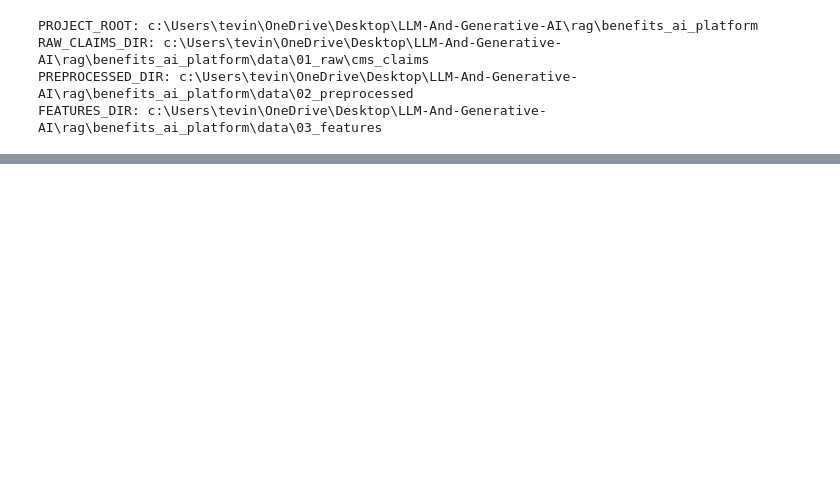
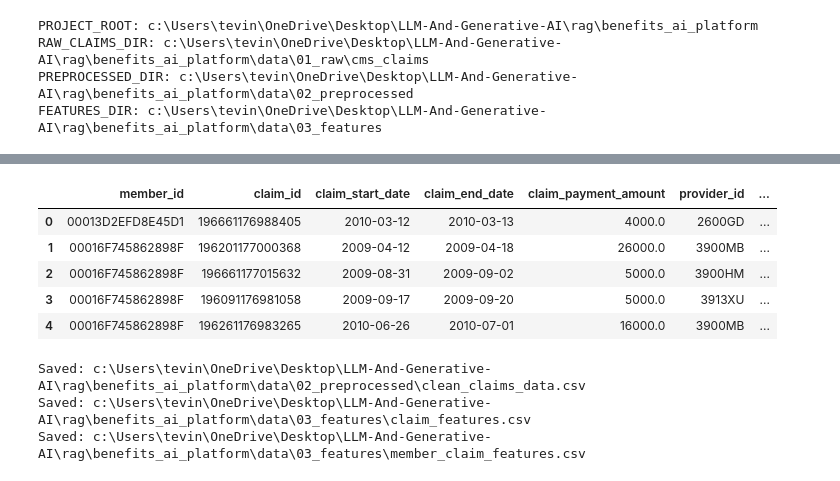
Before and after one commit to Phiziics/LLM-And-Generative-AI, a Jupyter notebook: rag/benefits_ai_platform/notebooks/02_claims_eda.ipynb, the cells around one changed output, grey strips where cells are left out. Cells and saved outputs as stored; diff of their text form; code cells hidden in the pictures; blank space fills up the shorter version.

```diff
--- a/rag/benefits_ai_platform/notebooks/02_claims_eda.ipynb
+++ b/rag/benefits_ai_platform/notebooks/02_claims_eda.ipynb
@@ -62,5 +72,5 @@ CSV files found: 0
 # %%
-# Detect claims files with broader keyword matching
+# Detect claims files with stricter filename matching
 
 def find_files_by_keywords(files, keywords):
     matches = []
@@ -77,43 +87,39 @@ def find_files_by_keywords(files, keywords):
 beneficiary_matches = find_files_by_keywords(
     csv_files,
     [
-        "beneficiary",
-        "beneficiaries",
-        "enrollment",
-        "summary",
-        "bene",
-        "carrier_summary",
-        "desynpuf",
+        "beneficiary_summary",
+        "beneficiary summary",
+        "bene_summary",
     ],
 )
 
 inpatient_matches = find_files_by_keywords(
     csv_files,
     [
+        "inpatient_claims",
+        "inpatient claims",
         "inpatient",
-        "inp",
-        "ip",
     ],
 )
 
 outpatient_matches = find_files_by_keywords(
     csv_files,
     [
+        "outpatient_claims",
+        "outpatient claims",
         "outpatient",
-        "outp",
-        "op",
     ],
 )
 
-print("Beneficiary matches:", len(beneficiary_matches))
+print("Beneficiary matches:")
 for i, file_path in enumerate(beneficiary_matches):
     print(i, file_path.relative_to(PROJECT_ROOT))
 
-print("\nInpatient matches:", len(inpatient_matches))
+print("\nInpatient matches:")
 for i, file_path in enumerate(inpatient_matches):
     print(i, file_path.relative_to(PROJECT_ROOT))
 
-print("\nOutpatient matches:", len(outpatient_matches))
+print("\nOutpatient matches:")
 for i, file_path in enumerate(outpatient_matches):
     print(i, file_path.relative_to(PROJECT_ROOT))
 # %% [output]
@@ -375,5 +511,6 @@ display(claims_df.head())
 # %%
-# Clean date fields
+# Clean date fields correctly
+# CMS DE-SynPUF dates are formatted like YYYYMMDD.
 
 date_cols = [
     "claim_start_date",
@@ -381,8 +518,16 @@ date_cols = [
 ]
 
 for col in date_cols:
+    claims_df[col] = (
+        claims_df[col]
+        .astype("string")
+        .str.replace(".0", "", regex=False)
+        .str.strip()
+    )
+
     claims_df[col] = pd.to_datetime(
         claims_df[col],
+        format="%Y%m%d",
         errors="coerce",
     )
 
@@ -500,13 +720,26 @@ display(member_features_df.head())
 # %%
 # Create claim-level modeling features
+# Negative payments are clipped to 0 for stable log transformation.
 
 claim_features_df = claims_df.copy()
 
-claim_features_df["claim_payment_log"] = np.log1p(claim_features_df["claim_payment_amount"])
+claim_features_df["claim_payment_amount_clipped"] = claim_features_df["claim_payment_amount"].clip(lower=0)
+
+claim_features_df["claim_payment_log"] = np.log1p(
+    claim_features_df["claim_payment_amount_clipped"]
+)
+
 claim_features_df["has_provider_id"] = claim_features_df["provider_id"].notna().astype(int)
 claim_features_df["has_diagnosis_code"] = claim_features_df["primary_diagnosis_code"].notna().astype(int)
 
 display(claim_features_df.head())
+# %% [output]
+|  | member_id | claim_id | claim_start_date | claim_end_date | claim_payment_amount | provider_id | ... |
+| 0 | 00013D2EFD8E45D1 | 196661176988405 | 2010-03-12 | 2010-03-13 | 4000.0 | 2600GD | ... |
+| 1 | 00016F745862898F | 196201177000368 | 2009-04-12 | 2009-04-18 | 26000.0 | 3900MB | ... |
+| 2 | 00016F745862898F | 196661177015632 | 2009-08-31 | 2009-09-02 | 5000.0 | 3900HM | ... |
+| 3 | 00016F745862898F | 196091176981058 | 2009-09-17 | 2009-09-20 | 5000.0 | 3913XU | ... |
+| 4 | 00016F745862898F | 196261176983265 | 2010-06-26 | 2010-07-01 | 16000.0 | 3900MB | ... |
 # %%
 # Save cleaned claims and features
 
@@ -521,6 +754,10 @@ member_features_df.to_csv(member_features_output_path, index=False)
 print("Saved:", clean_claims_output_path)
 print("Saved:", claim_features_output_path)
 print("Saved:", member_features_output_path)
+# %% [output]
+Saved: c:\Users\tevin\OneDrive\Desktop\LLM-And-Generative-AI\rag\benefits_ai_platform\data\02_preprocessed\clean_claims_data.csv
+Saved: c:\Users\tevin\OneDrive\Desktop\LLM-And-Generative-AI\rag\benefits_ai_platform\data\03_features\claim_features.csv
+Saved: c:\Users\tevin\OneDrive\Desktop\LLM-And-Generative-AI\rag\benefits_ai_platform\data\03_features\member_claim_features.csv
 # %%
 # Reload saved files to confirm they work
 
```
Also changed, not shown: parts of 22 cells of this notebook, 3 other files.
